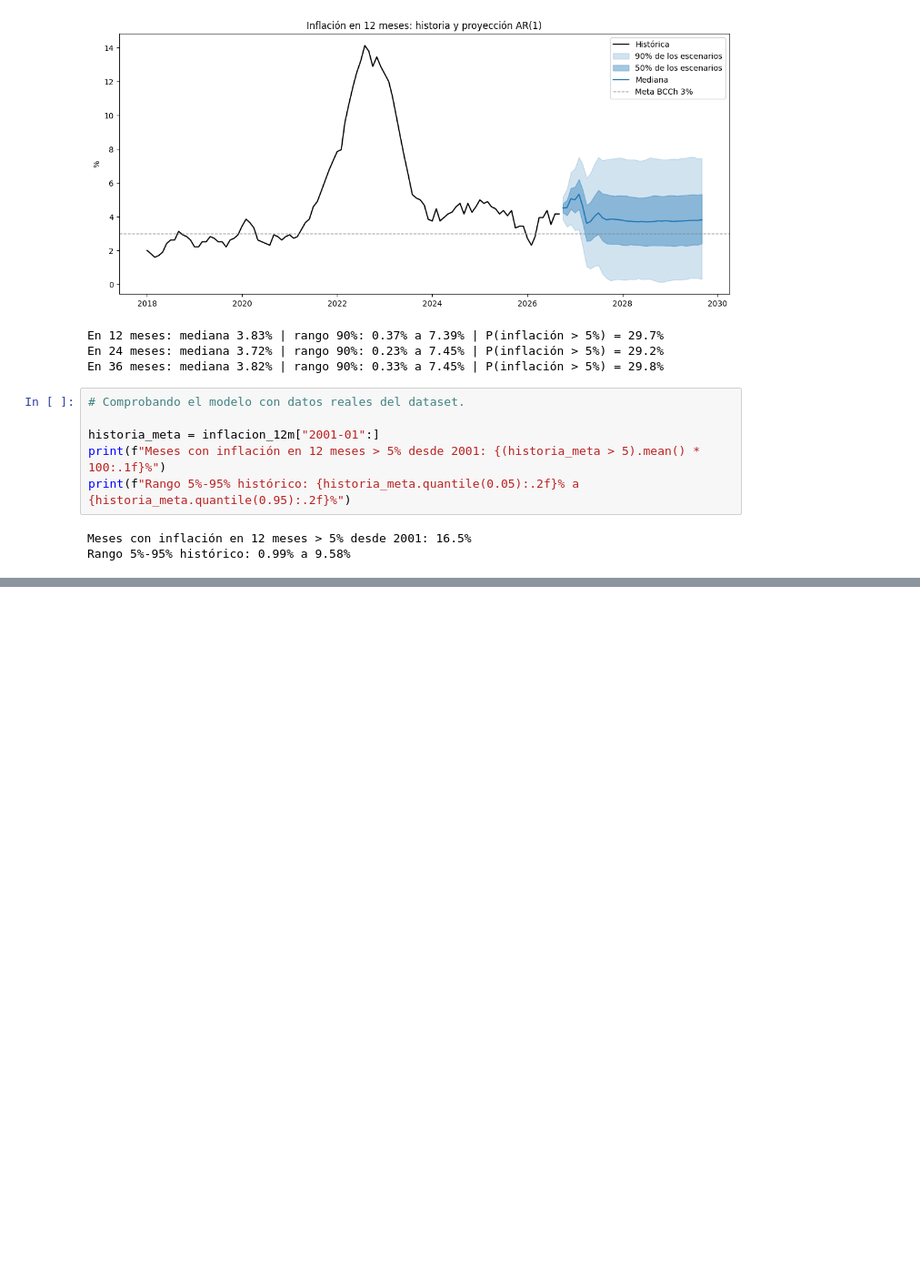
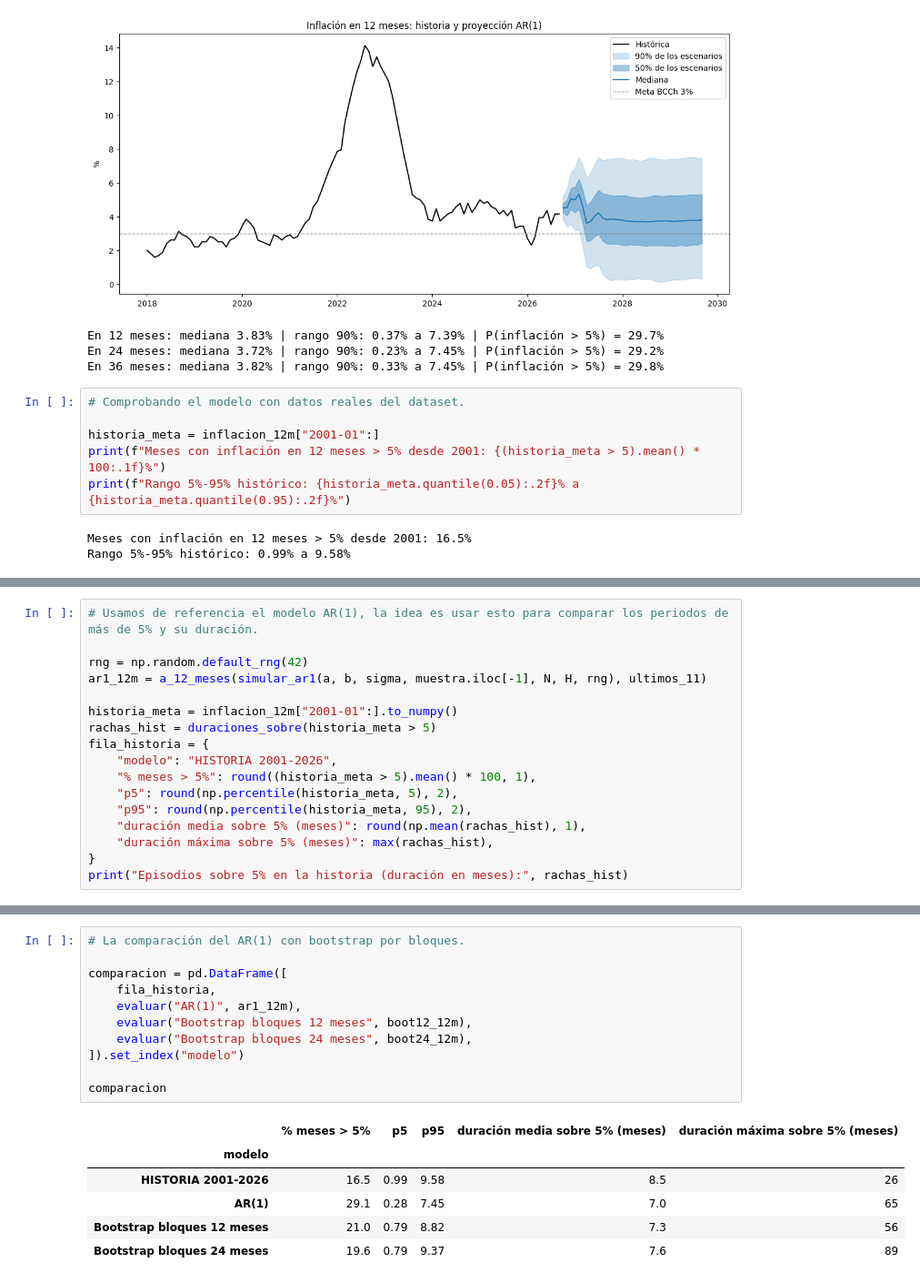
Before and after one commit to nombre00/gestor_datos_economicos, a Jupyter notebook: notebooks/001_modelo_inflacion.ipynb, the cells around one changed output, grey strips where cells are left out. Shown at 91% size. Drawn from its saved outputs; the diff is of its cells as text; blank space fills up the shorter version.

```diff
--- a/notebooks/001_modelo_inflacion.ipynb
+++ b/notebooks/001_modelo_inflacion.ipynb
@@ -215,0 +269,17 @@ Rango 5%-95% histórico: 0.99% a 9.58%
+# %%
+# Usamos de referencia el modelo AR(1), la idea es usar esto para comparar los periodos de más de 5% y su duración.
+
+rng = np.random.default_rng(42)
+ar1_12m = a_12_meses(simular_ar1(a, b, sigma, muestra.iloc[-1], N, H, rng), ultimos_11)
+
+historia_meta = inflacion_12m["2001-01":].to_numpy()
+rachas_hist = duraciones_sobre(historia_meta > 5)
+fila_historia = {
+    "modelo": "HISTORIA 2001-2026",
+    "% meses > 5%": round((historia_meta > 5).mean() * 100, 1),
+    "p5": round(np.percentile(historia_meta, 5), 2),
+    "p95": round(np.percentile(historia_meta, 95), 2),
+    "duración media sobre 5% (meses)": round(np.mean(rachas_hist), 1),
+    "duración máxima sobre 5% (meses)": max(rachas_hist),
+}
+print("Episodios sobre 5% en la historia (duración en meses):", rachas_hist)
@@ -215,0 +303,18 @@ Rango 5%-95% histórico: 0.99% a 9.58%
+# %%
+# La comparación del AR(1) con bootstrap por bloques.
+
+comparacion = pd.DataFrame([
+    fila_historia,
+    evaluar("AR(1)", ar1_12m),
+    evaluar("Bootstrap bloques 12 meses", boot12_12m),
+    evaluar("Bootstrap bloques 24 meses", boot24_12m),
+]).set_index("modelo")
+
+comparacion
+# %% [output]
+|  | % meses > 5% | p5 | p95 | duración media sobre 5% (meses) | duración máxima sobre 5% (meses) |
+| modelo |  |  |  |  |  |
+| HISTORIA 2001-2026 | 16.5 | 0.99 | 9.58 | 8.5 | 26 |
+| AR(1) | 29.1 | 0.28 | 7.45 | 7.0 | 65 |
+| Bootstrap bloques 12 meses | 21.0 | 0.79 | 8.82 | 7.3 | 56 |
+| Bootstrap bloques 24 meses | 19.6 | 0.79 | 9.37 | 7.6 | 89 |
```
Also changed, not shown: parts of 13 cells of this notebook.
